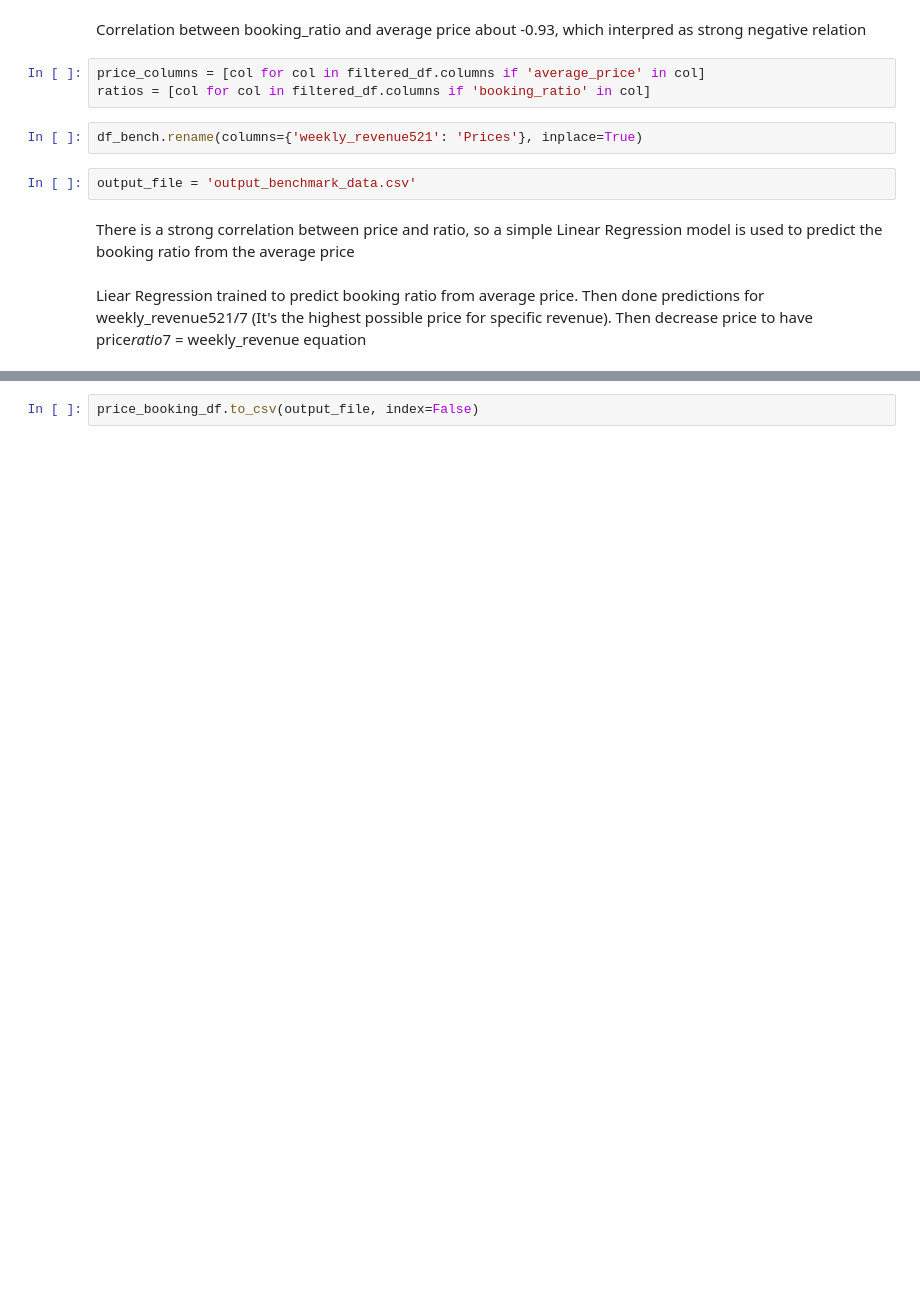
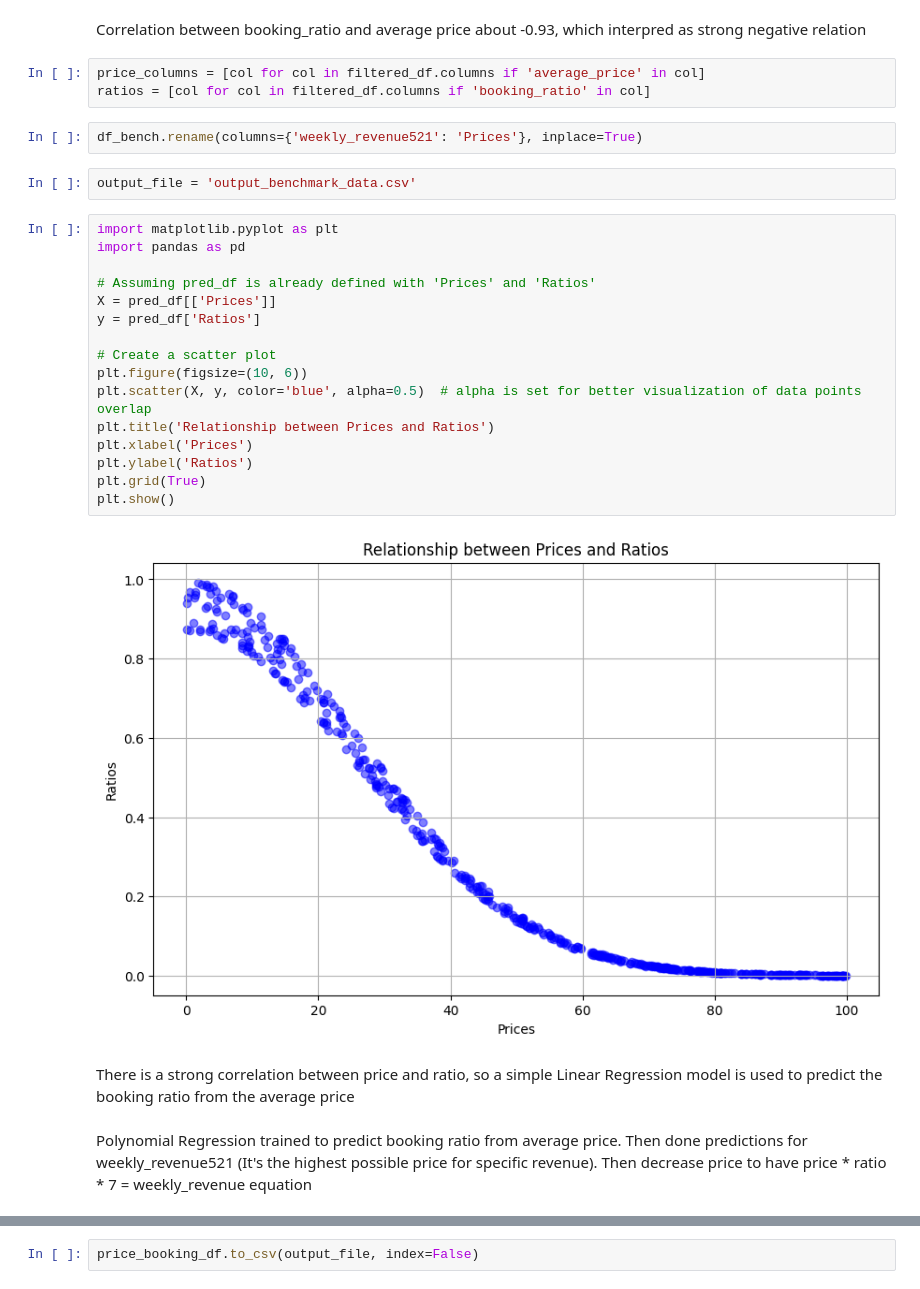
Before and after one commit to Tatev2919/Optimal_Price, a Jupyter notebook: Price_optimization.ipynb, the cells around one changed output, grey strips where cells are left out. Saved outputs shown, nothing was run; the diff lists cells and outputs as text; blank space fills up the shorter version.

```diff
--- a/Price_optimization.ipynb
+++ b/Price_optimization.ipynb
@@ -307,7 +420,25 @@ ratios = [col for col in filtered_df.columns if 'booking_ratio' in col]
 df_bench.rename(columns={'weekly_revenue521': 'Prices'}, inplace=True)
 # %%
 output_file = 'output_benchmark_data.csv'
+# %%
+import matplotlib.pyplot as plt
+import pandas as pd
+
+# Assuming pred_df is already defined with 'Prices' and 'Ratios'
+X = pred_df[['Prices']]
+y = pred_df['Ratios']
+
+# Create a scatter plot
+plt.figure(figsize=(10, 6))
+plt.scatter(X, y, color='blue', alpha=0.5)  # alpha is set for better visualization of data points overlap
+plt.title('Relationship between Prices and Ratios')
+plt.xlabel('Prices')
+plt.ylabel('Ratios')
+plt.grid(True)
+plt.show()
+# %% [output]
+[figure, added]
 # %% [markdown]
 There is a strong correlation between price and ratio, so a simple Linear Regression model is used to predict the booking ratio from the average price
 # %% [markdown]
-Liear Regression trained to predict booking ratio from average price. Then done predictions for weekly_revenue521/7 (It's the highest possible price for specific revenue). Then decrease price to have price*ratio*7 = weekly_revenue equation
+Polynomial Regression trained to predict booking ratio from average price. Then done predictions for weekly_revenue521 (It's the highest possible price for specific revenue). Then decrease price to have price * ratio * 7 = weekly_revenue equation
```
Also changed, not shown: parts of 23 cells of this notebook, 1 other file.
